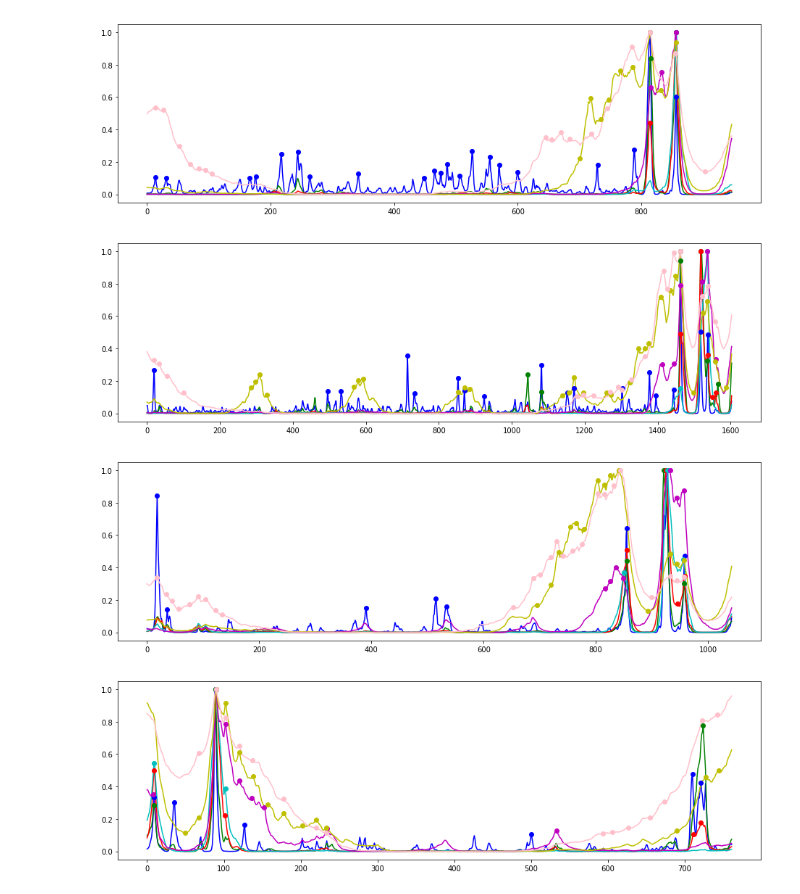
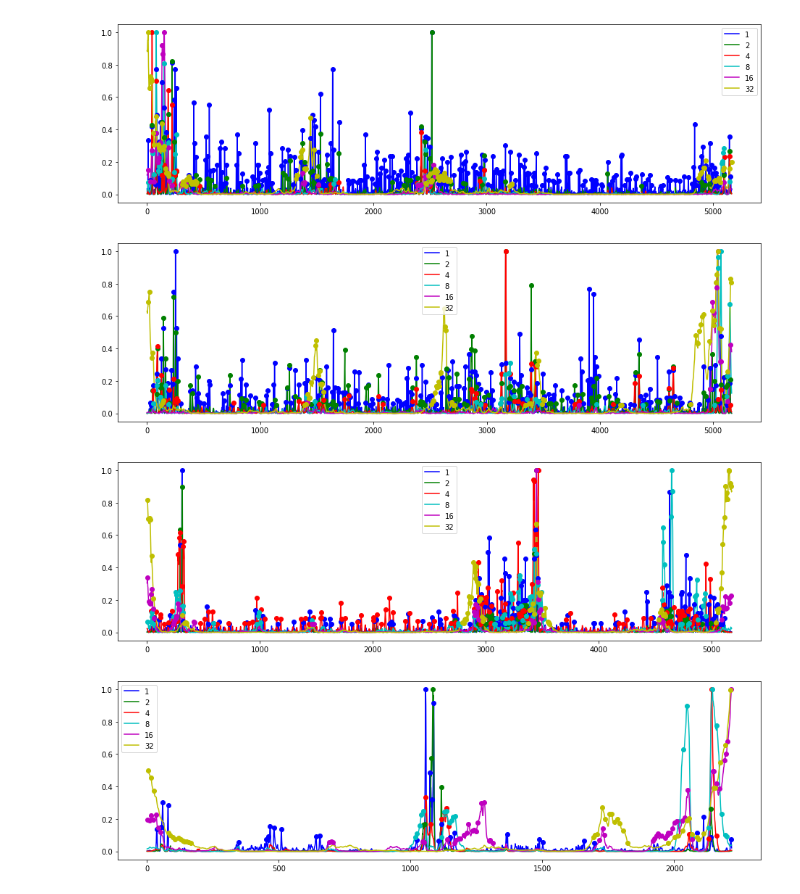
Before and after one commit to arthurtofani/csi-experiments, a Jupyter notebook: notebooks/Checkerboard 2.ipynb, the cells around one changed output. Drawn from its saved outputs; the diff is of its cells as text; code cells hidden in the pictures.

```diff
--- a/notebooks/Checkerboard 2.ipynb
+++ b/notebooks/Checkerboard 2.ipynb
@@ -4,20 +4,22 @@ from csi.util import *
 import matplotlib.pyplot as plt
 #%config Application.log_level='DEBUG'
 files = [
+    '/dataset/mazurkas/mazurka06-4/pid1263-04.mp3',
+    '/dataset/mazurkas/mazurka06-4/pid9105-04.mp3',
+    '/dataset/mazurkas/mazurka07-5/pid9093-05.mp3',
+    '/dataset/mazurkas/mazurka07-5/pid9073-11.mp3'
+]
+
+files = [
   '/dataset/YTCdataset/letitbe/v0.mp3',
   '/dataset/YTCdataset/letitbe/v1.mp3',
   '/dataset/YTCdataset/jbg/v5.mp3',
   '/dataset/YTCdataset/jbg/v6.mp3'
 ]
-files = [
-    '/dataset/mazurkas/mazurka06-4/pid1263-04.mp3',
-    '/dataset/mazurkas/mazurka06-4/pid9105-04.mp3',
-    '/dataset/mazurkas/mazurka07-5/pid9093-05.mp3',
-    '/dataset/mazurkas/mazurka07-5/pid9073-11.mp3'
-]
-multipliers = [1/8, 1/4, 1/3, 1/2, 1, 2, 4]
+
+multipliers = [1, 2, 4, 8, 16, 32]
 chroma_params = {'hop_length':2**10}
-peaks_params = {'height': 0.1 , 'distance': 10 }
+peaks_params = {'height': 0.05 , 'distance': 5 }
 ssm_params = {'width':1, 'mode':'affinity', 'sym':True}
 checkerboard = profiles.SSMCheckerboardBox(**ssm_params)
 # %%
@@ -67,6 +69,6 @@ Done
 # %%
 for song in pipeline.songs:
     plt.figure(figsize=(14, 2.5))
-    plot_chroma(song.feature.data)
+    plot_chroma(song)
     plt.tight_layout()
 # %% [output]
@@ -77,14 +79,15 @@ for song in pipeline.songs:
 # %%
 for song in pipeline.songs:
     plt.figure(figsize=(13, 4))
     plot_profiles(song.profiles)
     plot_peaks(song.peaks, song.profiles)
+    plt.legend([round(i, 2) for i in multipliers])
     plt.tight_layout()
 # %% [output]
-[figure, old version]
+[figure, new version]
-[figure, old version]
+[figure, new version]
-[figure, old version]
+[figure, new version]
-[figure, old version]
+[figure, new version]
 # %%
 for song in pipeline.songs:
     plt.figure(figsize=(13, 4))
```
Also changed, not shown: parts of 6 cells of this notebook, 5 other files.
